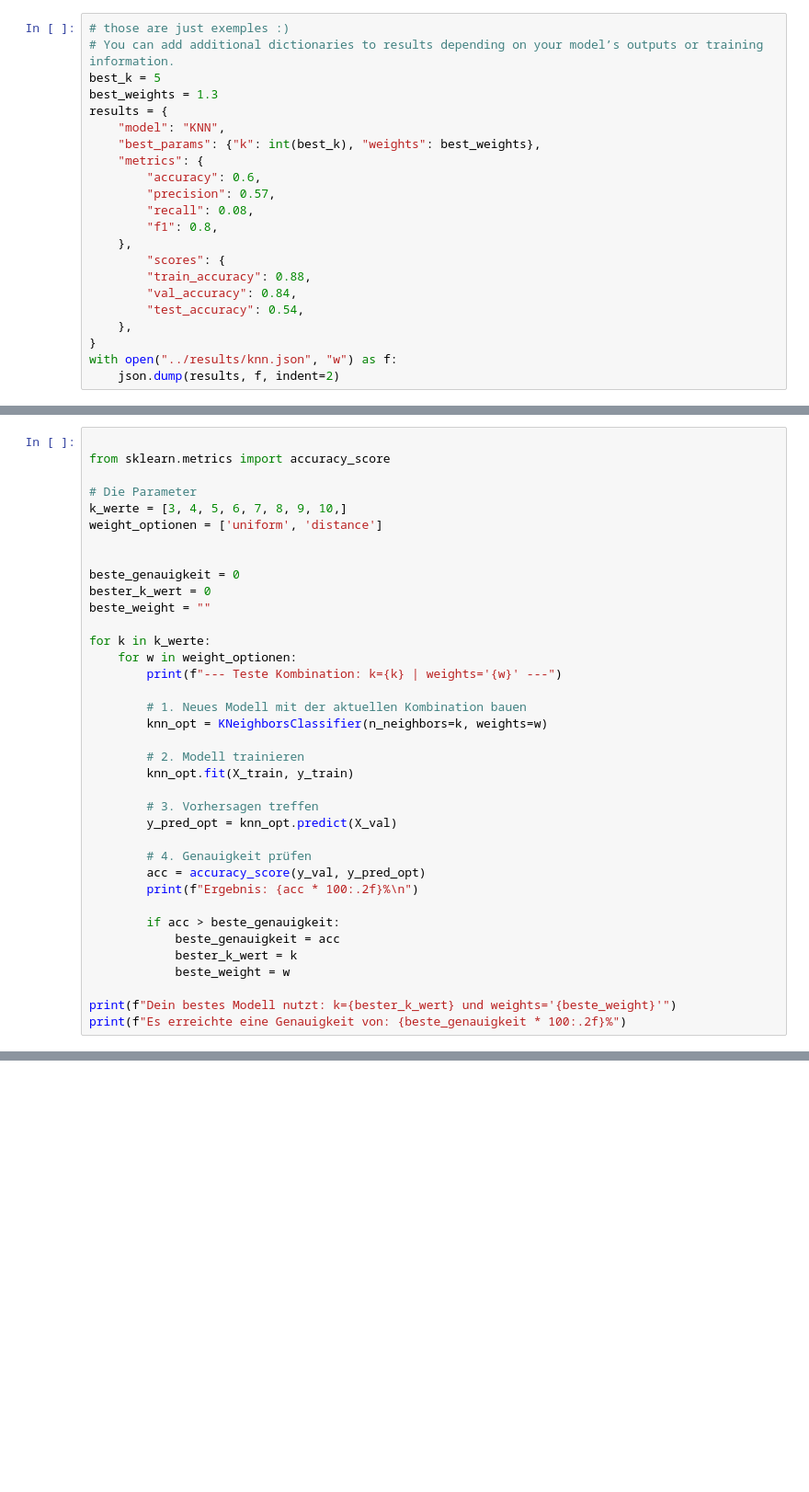
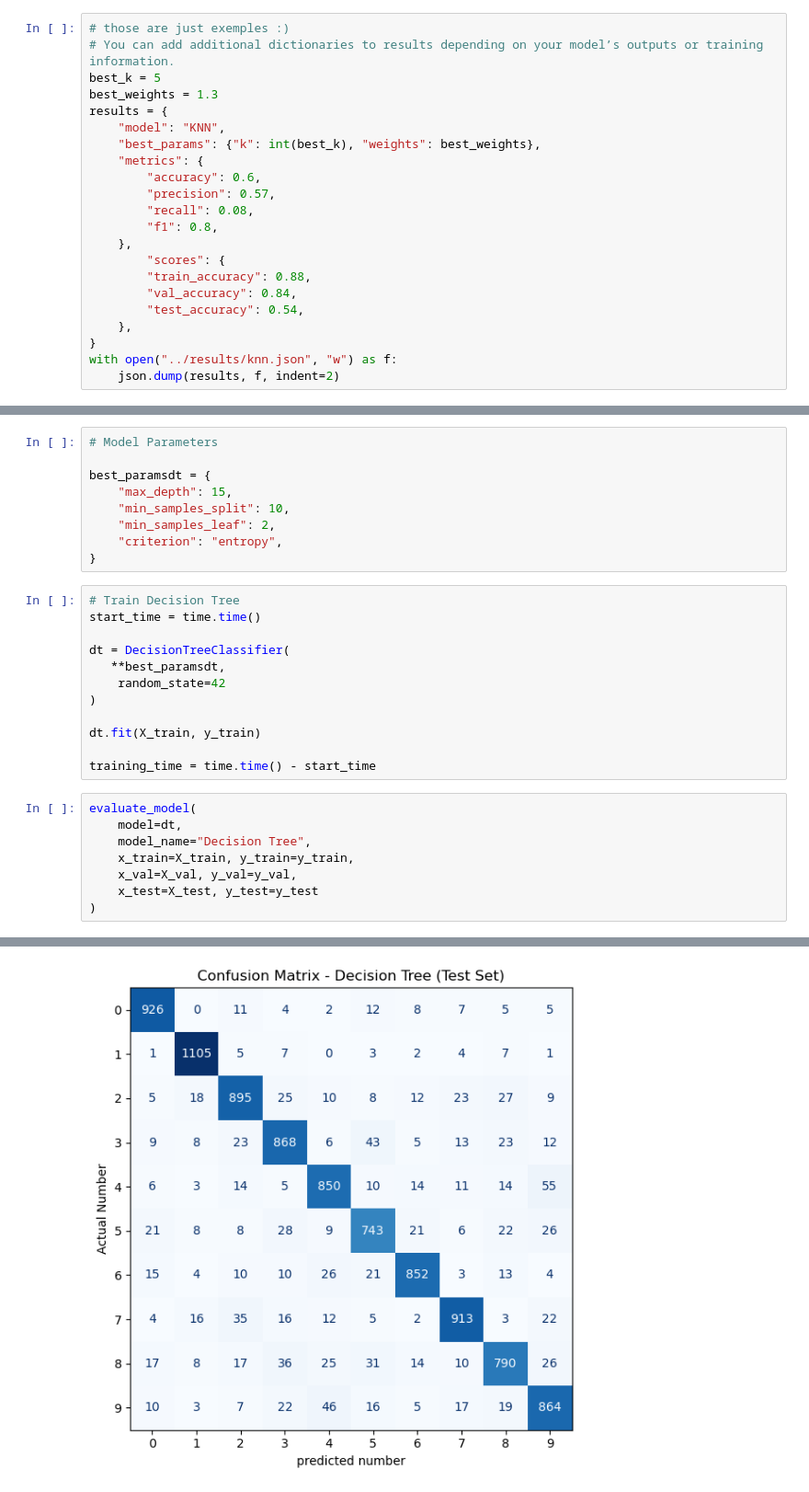
Before and after one commit to leyla-louache/mnist-project, a Jupyter notebook: notebooks/02_knn.ipynb, the cells around one changed output, grey strips where cells are left out. Shown at 92% size. Drawn from its saved outputs; the diff is of its cells as text; blank space fills up the shorter version.

```diff
--- a/notebooks/02_knn.ipynb
+++ b/notebooks/02_knn.ipynb
@@ -89,37 +196,30 @@ plt.show()
 # %%
+# Model Parameters
 
-from sklearn.metrics import accuracy_score
-
-# Die Parameter
-k_werte = [3, 4, 5, 6, 7, 8, 9, 10,]
-weight_optionen = ['uniform', 'distance']
-
-
-beste_genauigkeit = 0
-bester_k_wert = 0
-beste_weight = ""
-
-for k in k_werte:
-    for w in weight_optionen:
-        print(f"--- Teste Kombination: k={k} | weights='{w}' ---")
-
-        # 1. Neues Modell mit der aktuellen Kombination bauen
-        knn_opt = KNeighborsClassifier(n_neighbors=k, weights=w)
-
-        # 2. Modell trainieren
-        knn_opt.fit(X_train, y_train)
-
-        # 3. Vorhersagen treffen
-        y_pred_opt = knn_opt.predict(X_val)
-
-        # 4. Genauigkeit prüfen
-        acc = accuracy_score(y_val, y_pred_opt)
-        print(f"Ergebnis: {acc * 100:.2f}%\n")
-
-        if acc > beste_genauigkeit:
-            beste_genauigkeit = acc
-            bester_k_wert = k
-            beste_weight = w
-
-print(f"Dein bestes Modell nutzt: k={bester_k_wert} und weights='{beste_weight}'")
-print(f"Es erreichte eine Genauigkeit von: {beste_genauigkeit * 100:.2f}%")
+best_paramsdt = {
+    "max_depth": 15,
+    "min_samples_split": 10,
+    "min_samples_leaf": 2,
+    "criterion": "entropy",
+}
+# %%
+# Train Decision Tree
+start_time = time.time()
+
+dt = DecisionTreeClassifier(
+   **best_paramsdt,
+    random_state=42
+)
+
+dt.fit(X_train, y_train)
+
+training_time = time.time() - start_time
+# %%
+evaluate_model(
+    model=dt,
+    model_name="Decision Tree",
+    x_train=X_train, y_train=y_train,
+    x_val=X_val, y_val=y_val,
+    x_test=X_test, y_test=y_test
+)
+# %% [output]
@@ -125,0 +243 @@ print(f"Es erreichte eine Genauigkeit von: {beste_genauigkeit * 100:.2f}%")
+[figure, added]
```
Also changed, not shown: parts of 23 cells of this notebook.
